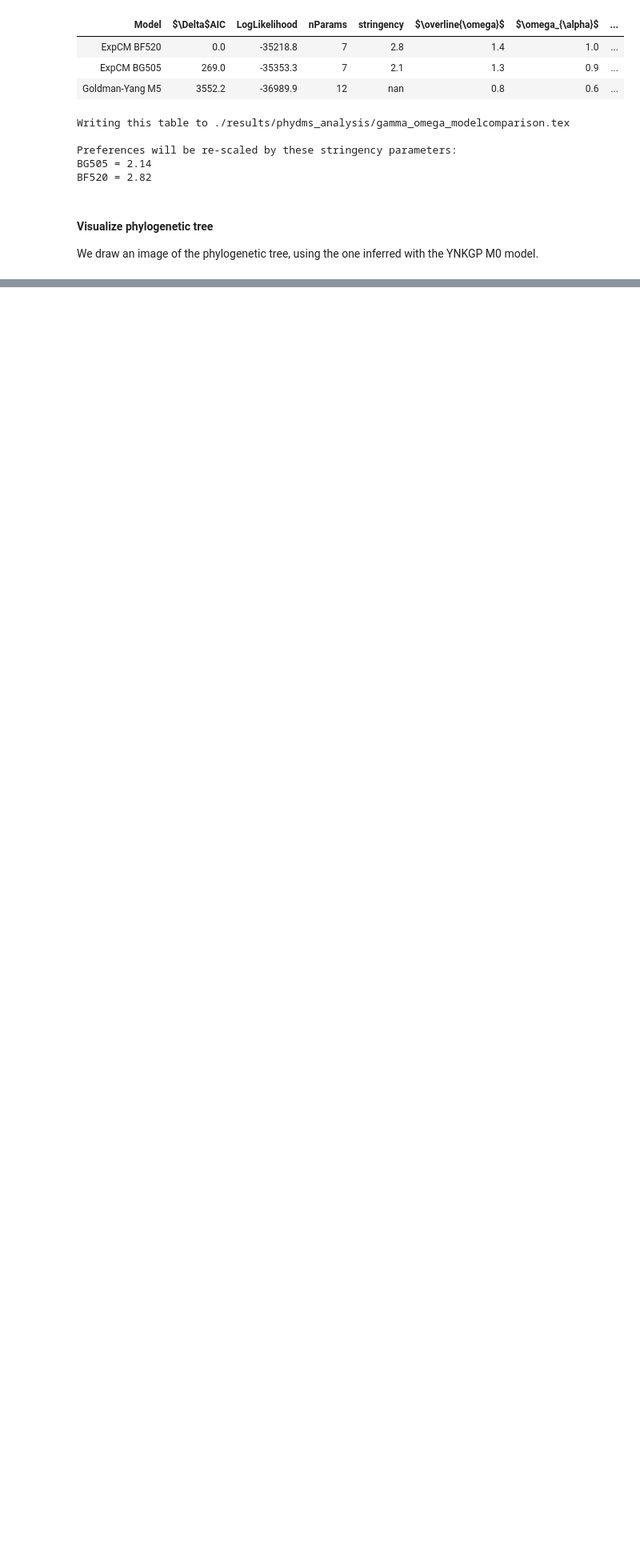
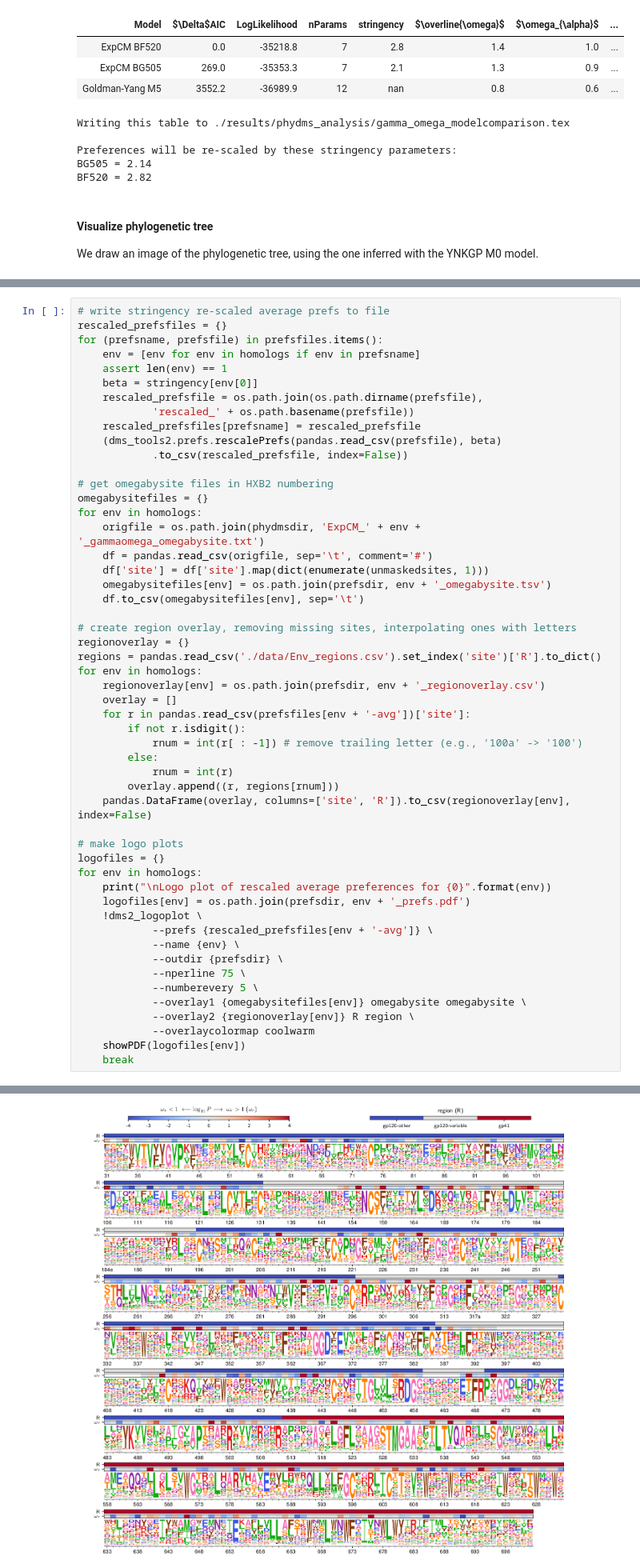
Before and after one commit to jbloomlab/EnvMutationalShiftsPaper, a Jupyter notebook: analysis_code/analysis_notebook.ipynb, the cells around one changed output, grey strips where cells are left out. Shown at 80% size. Cells and saved outputs as stored; diff of their text form; blank space fills up the shorter version.

Commit message:
added Env region overlay to logo plots

```diff
--- a/analysis_code/analysis_notebook.ipynb
+++ b/analysis_code/analysis_notebook.ipynb
@@ -967,0 +972,53 @@ showPDF(treefigfile, width=500)
+# %%
+# write stringency re-scaled average prefs to file
+rescaled_prefsfiles = {}
+for (prefsname, prefsfile) in prefsfiles.items():
+    env = [env for env in homologs if env in prefsname]
+    assert len(env) == 1
+    beta = stringency[env[0]]
+    rescaled_prefsfile = os.path.join(os.path.dirname(prefsfile),
+            'rescaled_' + os.path.basename(prefsfile))
+    rescaled_prefsfiles[prefsname] = rescaled_prefsfile
+    (dms_tools2.prefs.rescalePrefs(pandas.read_csv(prefsfile), beta)
+            .to_csv(rescaled_prefsfile, index=False))
+
+# get omegabysite files in HXB2 numbering
+omegabysitefiles = {}
+for env in homologs:
+    origfile = os.path.join(phydmsdir, 'ExpCM_' + env + '_gammaomega_omegabysite.txt')
+    df = pandas.read_csv(origfile, sep='\t', comment='#')
+    df['site'] = df['site'].map(dict(enumerate(unmaskedsites, 1)))
+    omegabysitefiles[env] = os.path.join(prefsdir, env + '_omegabysite.tsv')
+    df.to_csv(omegabysitefiles[env], sep='\t')
+
+# create region overlay, removing missing sites, interpolating ones with letters
+regionoverlay = {}
+regions = pandas.read_csv('./data/Env_regions.csv').set_index('site')['R'].to_dict()
+for env in homologs:
+    regionoverlay[env] = os.path.join(prefsdir, env + '_regionoverlay.csv')
+    overlay = []
+    for r in pandas.read_csv(prefsfiles[env + '-avg'])['site']:
+        if not r.isdigit():
+            rnum = int(r[ : -1]) # remove trailing letter (e.g., '100a' -> '100')
+        else:
+            rnum = int(r)
+        overlay.append((r, regions[rnum]))
+    pandas.DataFrame(overlay, columns=['site', 'R']).to_csv(regionoverlay[env], index=False)
+
+# make logo plots
+logofiles = {}
+for env in homologs:
+    print("\nLogo plot of rescaled average preferences for {0}".format(env))
+    logofiles[env] = os.path.join(prefsdir, env + '_prefs.pdf')
+    !dms2_logoplot \
+            --prefs {rescaled_prefsfiles[env + '-avg']} \
+            --name {env} \
+            --outdir {prefsdir} \
+            --nperline 75 \
+            --numberevery 5 \
+            --overlay1 {omegabysitefiles[env]} omegabysite omegabysite \
+            --overlay2 {regionoverlay[env]} R region \
+            --overlaycolormap coolwarm
+    showPDF(logofiles[env])
+    break
+# %% [output]
@@ -967,0 +1042 @@ showPDF(treefigfile, width=500)
+[figure, added]
```
Also changed, not shown: parts of 11 cells of this notebook, 3 other files.
